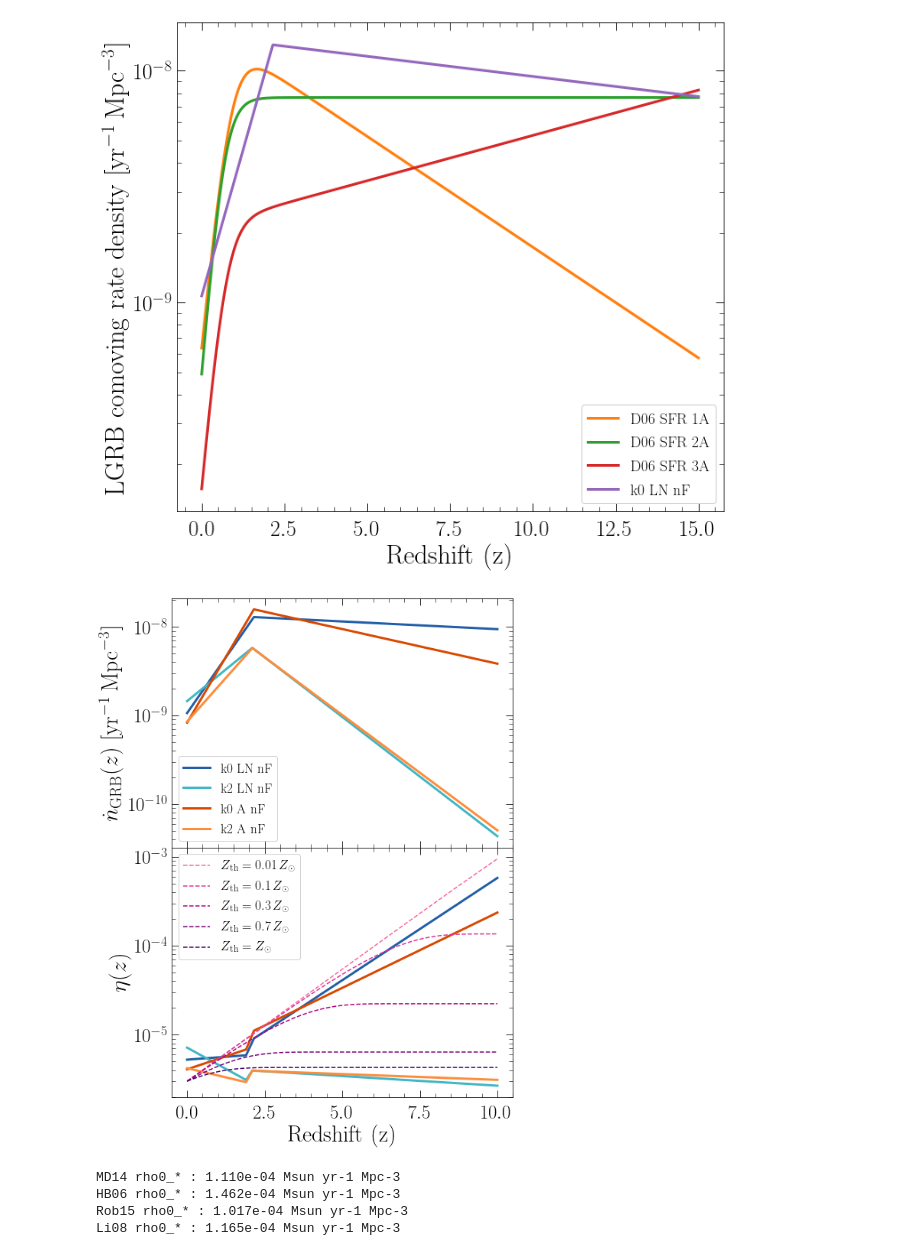
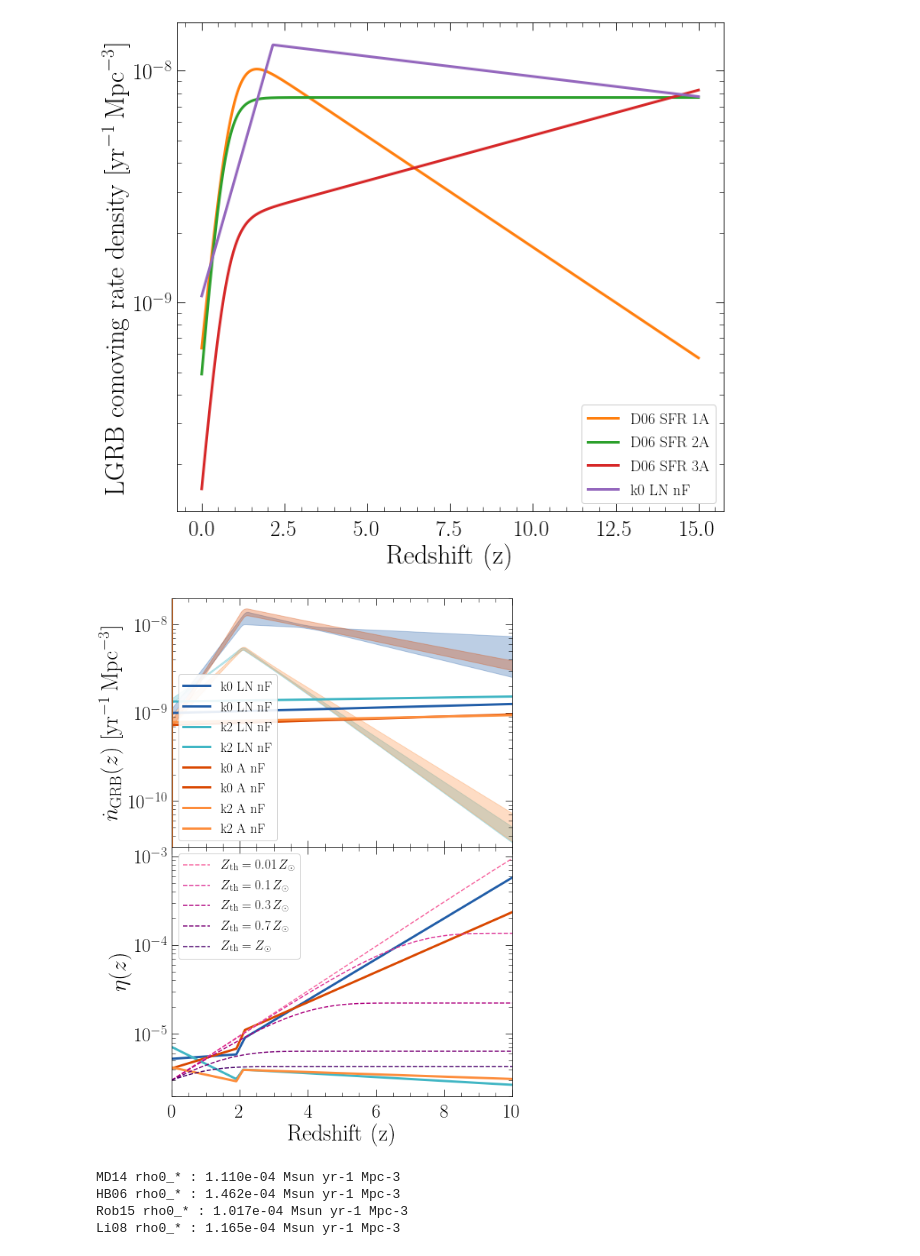
Before and after one commit to JPalmerio/GRB_population_model, a Jupyter notebook: ipynb_codes/LGRB_rates.ipynb, the cells around one changed output. Cells and saved outputs as stored; diff of their text form; code cells hidden in the pictures.

Commit message:
updated best parameter files

```diff
--- a/ipynb_codes/LGRB_rates.ipynb
+++ b/ipynb_codes/LGRB_rates.ipynb
@@ -83,8 +86,10 @@ k2_A_nF = ff.BExp(z, a=0.91, b=-0.6, zm=2.1, nGRB0=8.544e-10)
 k0_LN_nF = ff.BExp(z, a=1.16, b=-0.04, zm=2.15, nGRB0=1.066e-09)
 k2_LN_nF = ff.BExp(z, a=0.66, b=-0.62, zm=2.1, nGRB0=1.454e-09)
 
-def met_mass_fraction(z, Zth):
-    return sp.special.gammainc(0.84, Zth**2 * 10**(0.3*z))
+k0_A_nF_f90 = read_file(f'../model_outputs_non-dockerized/best_populations/z_distr_k0_A_nF.txt')
+k2_A_nF_f90 = read_file(f'../model_outputs_non-dockerized/best_populations/z_distr_k2_A_nF.txt')
+k0_LN_nF_f90 = read_file(f'../model_outputs_non-dockerized/best_populations/z_distr_k0_LN_nF.txt')
+k2_LN_nF_f90 = read_file(f'../model_outputs_non-dockerized/best_populations/z_distr_k2_LN_nF.txt')
 
 Zth001 = met_mass_fraction(z, 0.01)
 Zth01 = met_mass_fraction(z, 0.1)
@@ -102,34 +107,46 @@ ax1 = axes[0]
 ax2 = axes[1]
 # ax1.plot(z, SFR, label='SFR', color='k')
 ax1.plot(z, k0_LN_nF, label='k0 LN nF', color=colors[0])
 ax1.plot(z, k2_LN_nF, label='k2 LN nF', color=colors[1])
 ax1.plot(z, k0_A_nF, label='k0 A nF', color=colors[2])
 ax1.plot(z, k2_A_nF, label='k2 A nF', color=colors[3])
+
+# fig2, ax3 = plt.subplots()
+ax1.fill_between(k0_LN_nF_f90['z'], k0_LN_nF_f90['upper'], k0_LN_nF_f90['lower'], alpha=0.3, color=colors[0])
+ax1.fill_between(k2_LN_nF_f90['z'], k2_LN_nF_f90['upper'], k2_LN_nF_f90['lower'], alpha=0.3, color=colors[1])
+ax1.fill_between(k0_A_nF_f90['z'], k0_A_nF_f90['upper'], k0_A_nF_f90['lower'], alpha=0.3, color=colors[2])
+ax1.fill_between(k2_A_nF_f90['z'], k2_A_nF_f90['upper'], k2_A_nF_f90['lower'], alpha=0.3, color=colors[3])
+# ax3.set_xlim(0,10)
+# ax3.set_yscale('log')
+# ax3.set_ylabel(r'$\dot{n}_{\rm GRB}(z)~[\rm yr^{-1}\,Mpc^{-3}$]')
+
+ax1.set_xlim(0,10)
+ax1.set_ylim(3e-11,2e-8)
 ax1.set_yscale('log')
 ax1.set_ylabel(r'$\dot{n}_{\rm GRB}(z)~[\rm yr^{-1}\,Mpc^{-3}$]')
 
 # ax2.plot(z, SFR/SFR, label='SFR', color='k')
 ax2.plot(z, k0_LN_nF/SFR, color=colors[0], lw=3)
 ax2.plot(z, k2_LN_nF/SFR, color=colors[1], lw=3)
 ax2.plot(z, k0_A_nF/SFR, color=colors[2], lw=3)
 ax2.plot(z, k2_A_nF/SFR, color=colors[3], lw=3)
 
 ax2.plot(z, Zth001, label=r'$Z_{\rm th}=0.01\,Z_{\odot}$', ls='--', lw=1.5, color=colors_Z[-5])
 ax2.plot(z, Zth01, label=r'$Z_{\rm th}=0.1\,Z_{\odot}$', ls='--', lw=1.5, color=colors_Z[-4])
 ax2.plot(z, Zth03, label=r'$Z_{\rm th}=0.3\,Z_{\odot}$', ls='--', lw=1.5, color=colors_Z[-3])
 ax2.plot(z, Zth07, label=r'$Z_{\rm th}=0.7\,Z_{\odot}$', ls='--', lw=1.5, color=colors_Z[-2])
 ax2.plot(z, Zth1, label=r'$Z_{\rm th}=Z_{\odot}$', ls='--', lw=1.5, color=colors_Z[-1])
 
 ax1.legend(loc='lower left')
 ax2.legend(loc='upper left')
 ax2.set_yscale('log')
 ax2.set_xlabel('Redshift (z)')
 ax2.set_ylabel('$\eta(z)$')
 
 fig.subplots_adjust(hspace=0)
 fig.savefig('/Users/palmerio/Science_projects/Papers/LGRB_population_model/plots/LGRB_efficiency.pdf', bbox_inches='tight')
 # %% [output]
-[figure, old version]
+[figure, new version]
 # %%
 # SFRs
 z = np.linspace(0,8, 1000)
```
Also changed, not shown: parts of 4 cells of this notebook, 47 other files.
